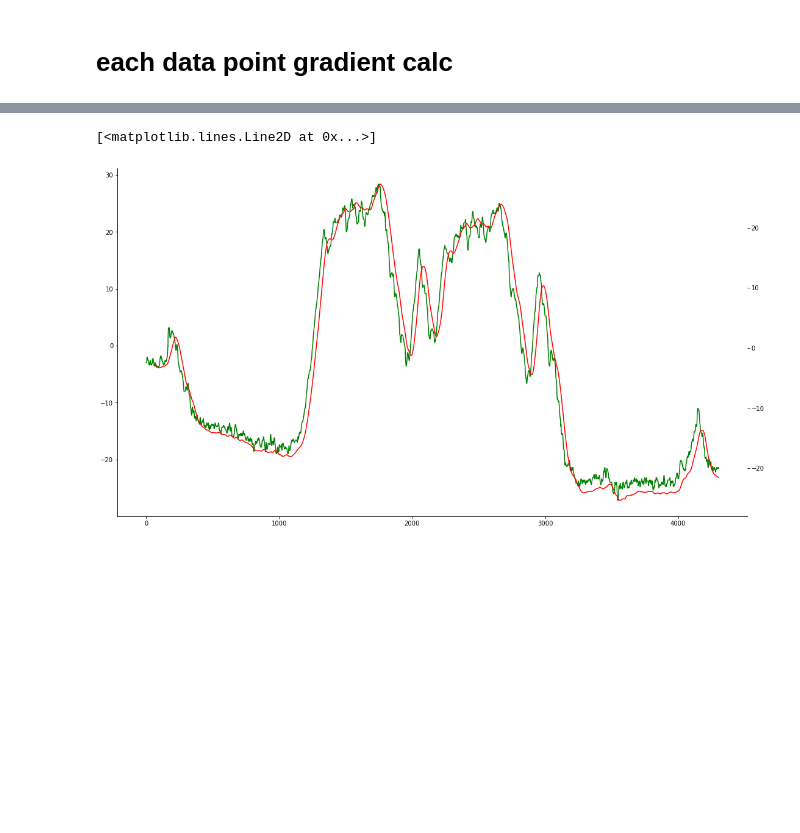
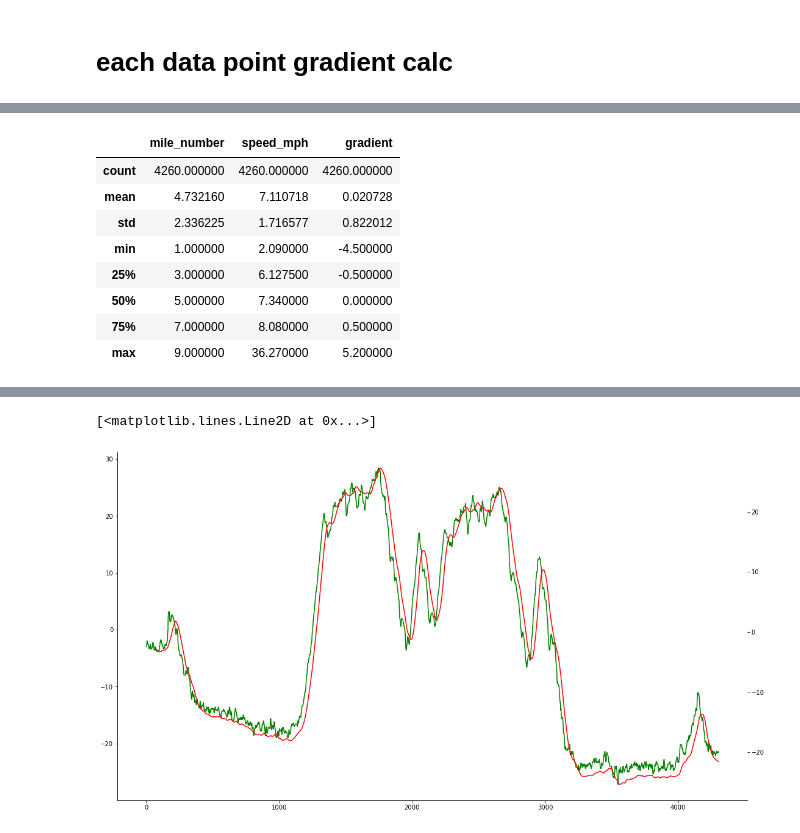
Before and after one commit to lrhf97/gpx_analysis, a Jupyter notebook: gradient_creation.ipynb, the cells around one changed output, grey strips where cells are left out. Drawn from its saved outputs; the diff is of its cells as text; code cells hidden in the pictures; blank space fills up the shorter version.

```diff
--- a/gradient_creation.ipynb
+++ b/gradient_creation.ipynb
@@ -114,3 +96,16 @@ speed_grade.describe()
+# %%
+moving_analysis = speed_grade[speed_grade['speed_mph'] > 2]
+moving_analysis.describe()
+# %% [output]
+|  | mile_number | speed_mph | gradient |
+| count | 4260.000000 | 4260.000000 | 4260.000000 |
+| mean | 4.732160 | 7.110718 | 0.020728 |
+| std | 2.336225 | 1.716577 | 0.822012 |
+| min | 1.000000 | 2.090000 | -4.500000 |
+| 25% | 3.000000 | 6.127500 | -0.500000 |
+| 50% | 5.000000 | 7.340000 | 0.000000 |
+| 75% | 7.000000 | 8.080000 | 0.500000 |
+| max | 9.000000 | 36.270000 | 5.200000 |
 # %%
 import altair as alt
 
```
Also changed, not shown: parts of 7 cells of this notebook, 6 other files.
